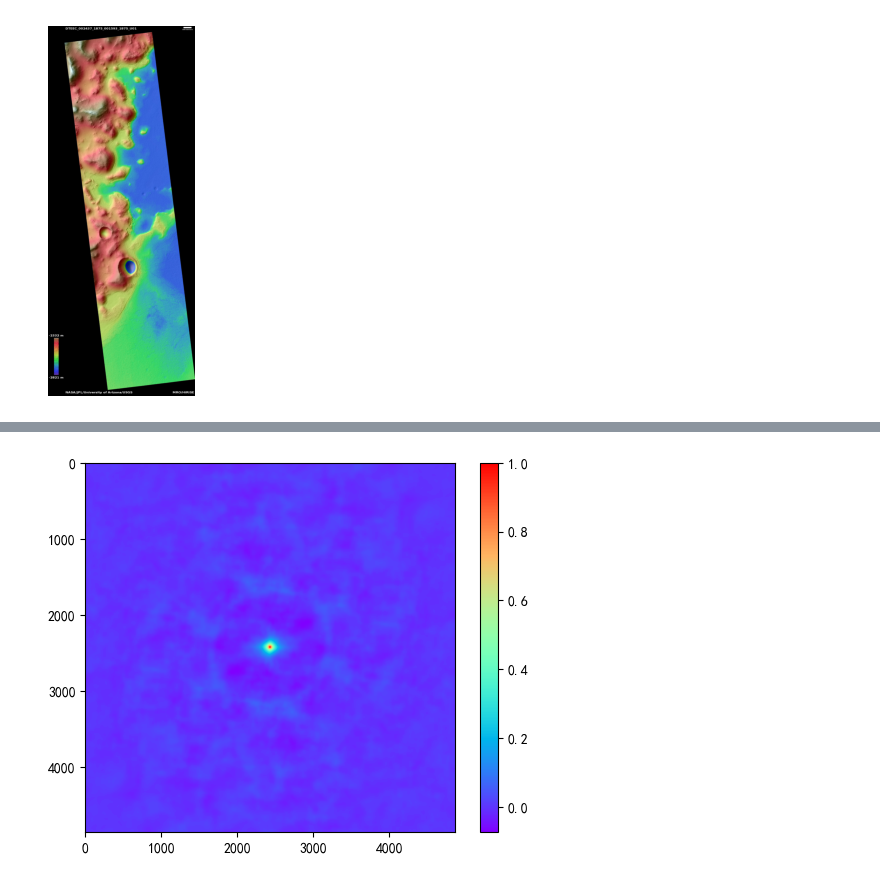
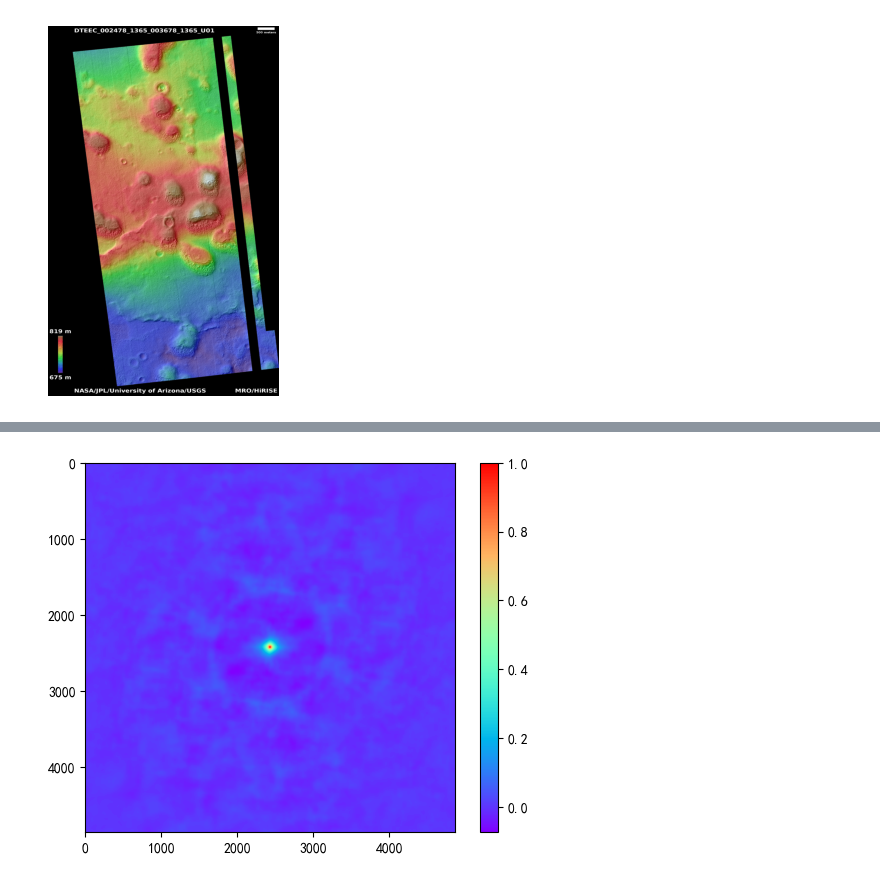
Before and after one commit to exloser123/MARS_Backup, a Jupyter notebook: method/hirise/Roughness_figure_cd.ipynb, the cells around one changed output, grey strips where cells are left out. Saved outputs shown, nothing was run; the diff lists cells and outputs as text; code cells hidden in the pictures.

```diff
--- a/method/hirise/Roughness_figure_cd.ipynb
+++ b/method/hirise/Roughness_figure_cd.ipynb
@@ -1,22 +1,22 @@
 # %%
-Product_ID = 'DTEPC_009400_2685_009359_2715_A01'
+# Product_ID = 'DTEPC_009400_2685_009359_2715_A01'
 Product_ID = 'DTEEC_002478_1365_003678_1365_U01'
-Product_ID = 'DTEEC_002437_1875_001593_1875_U01'
+# Product_ID = 'DTEEC_002437_1875_001593_1875_U01'
 # Product_ID = 'DTEED_022962_1570_022672_1570_A01'
 # Product_ID = 'DTEEC_016509_1980_016575_1980_U01'
 # Product_ID = 'DTEED_018738_1585_019160_1585_A01'
 img_path = 'data/DTM/' + Product_ID + '.IMG'
 jpg_path = 'data/JPG/' + Product_ID + '.ca.jpg'
 # 显示jpg
 from PIL import Image
 from matplotlib import pyplot as plt
 
 img = Image.open(jpg_path)
 plt.imshow(img)
 plt.axis('off')
 plt.show()
 # %% [output]
-[figure, old version]
+[figure, new version]
 # %%
 from osgeo import gdal
 import numpy as np
```
Also changed, not shown: parts of 11 cells of this notebook, 6 other files.
